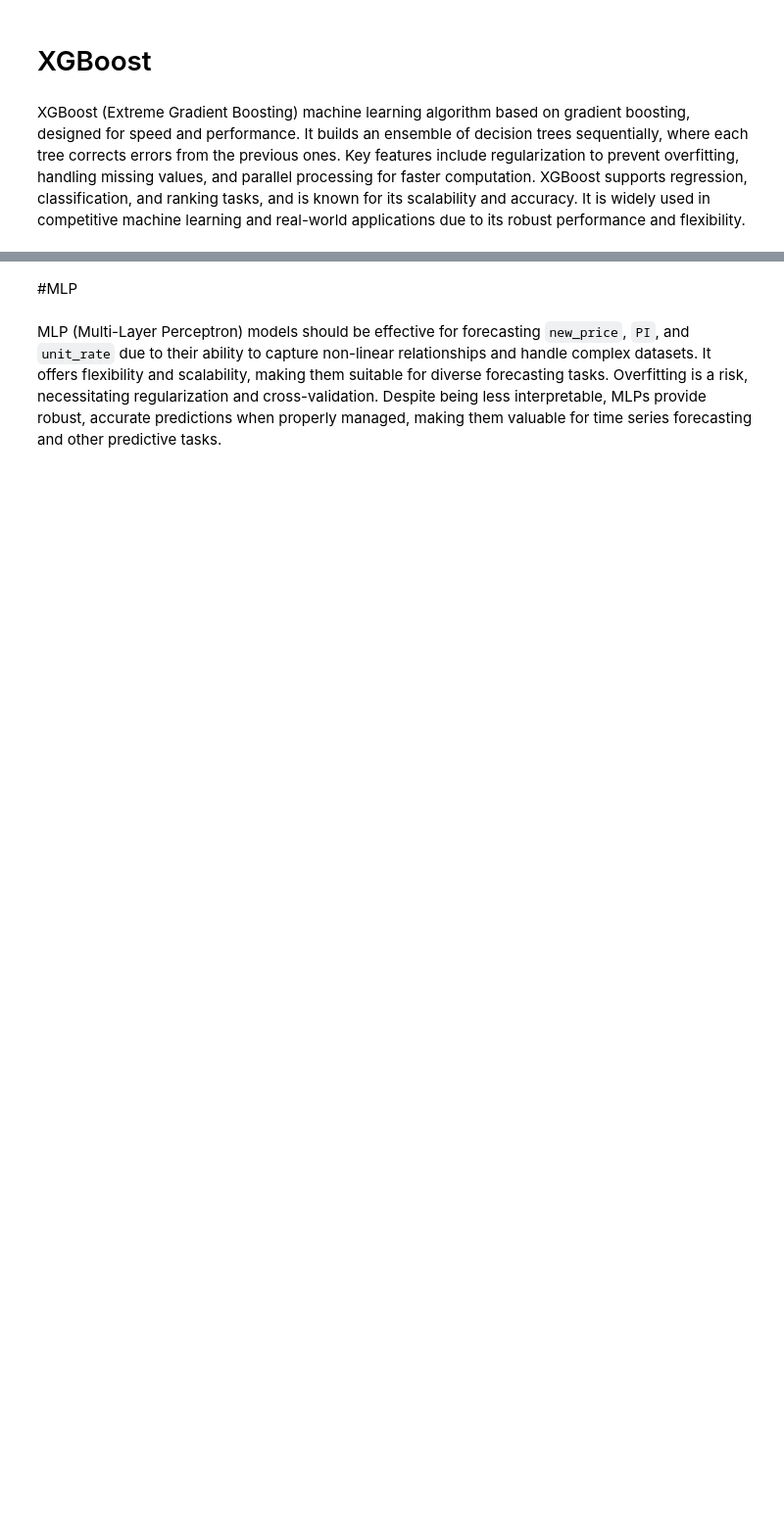
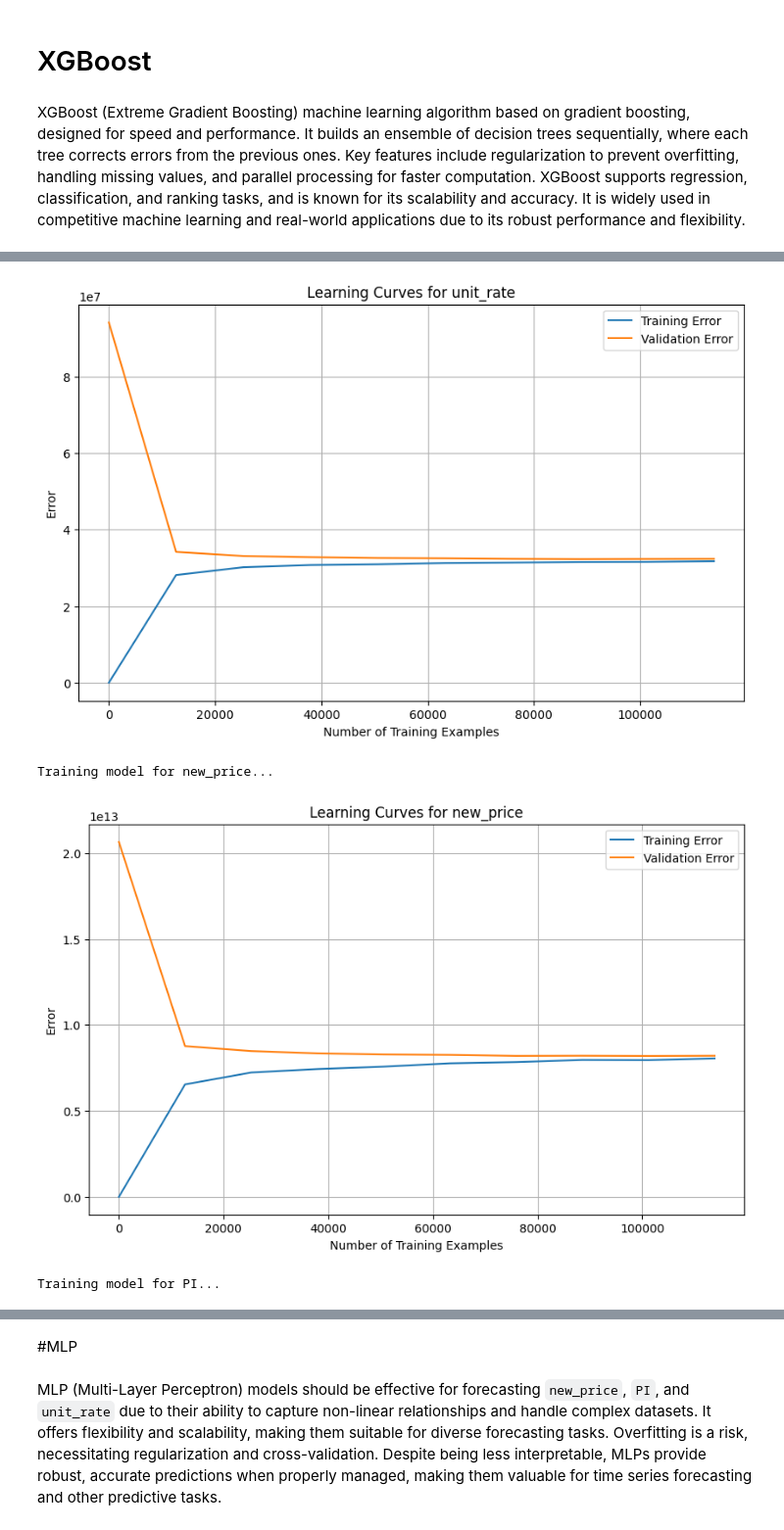
Before and after one commit to TimH2024/MSC-M5-Project, a Jupyter notebook: M5ver2.ipynb, the cells around one changed output, grey strips where cells are left out. Shown at 98% size. Saved outputs shown, nothing was run; the diff lists cells and outputs as text; code cells hidden in the pictures; blank space fills up the shorter version.

```diff
--- a/M5ver2.ipynb
+++ b/M5ver2.ipynb
@@ -1397,14 +1464,36 @@ import xgboost as xgb
 # %%
+import pandas as pd
+import numpy as np
+import matplotlib.pyplot as plt
+from sklearn.model_selection import train_test_split
+from sklearn.metrics import mean_squared_error, r2_score
+import xgboost as xgb
 
-# List of dependent variables
-dependent_vars = ['new_price', 'PI', 'unit_rate']
+# Sample dataset, replace with your actual data
+# merged_dataset = pd.read_csv('your_dataset.csv')
 
-# Iterate over each dependent variable
-for dep_var in dependent_vars:
+# Define the feature matrix (X) and target variables (y)
+features = merged_dataset.drop(columns=['unit_rate', 'new_price', 'PI', 'district', 'YearQuarter', 'Quarter'])
+target_variables = ['unit_rate', 'new_price', 'PI']
+
+# Function to plot learning curves
+def plot_learning_curves(train_sizes, train_errors, test_errors, dep_var):
+    plt.figure(figsize=(10, 6))
+    plt.plot(train_sizes, train_errors, label='Training Error')
+    plt.plot(train_sizes, test_errors, label='Validation Error')
+    plt.title(f'Learning Curves for {dep_var}')
+    plt.xlabel('Number of Training Examples')
+    plt.ylabel('Error')
+    plt.legend()
+    plt.grid(True)
+    plt.show()
+
+# Iterate over each target variable
+for dep_var in target_variables:
     print(f'\nTraining model for {dep_var}...\n')
 
     # Define the features and the target variable
-    X = merged_dataset.drop(columns=[dep_var, 'district', 'YearQuarter', 'Quarter'])
+    X = features
     y = merged_dataset[dep_var]
 
     # Split the data into training and testing sets
@@ -1424,16 +1513,36 @@ for dep_var in dependent_vars:
         'eval_metric': 'rmse'
     }
 
-    # Train the XGBoost model
-    model = xgb.train(params, dtrain, num_boost_round=100)
+    # Prepare to collect training and validation errors
+    train_sizes = []
+    train_errors = []
+    test_errors = []
 
-    # Make predictions
-    y_pred = model.predict(dtest)
+    # Train the XGBoost model with different training sizes
+    num_boost_round = 100
+    for i in range(10, len(X_train), int(len(X_train) / 10)):
+        # Sample the training data
+        X_train_sample = X_train[:i]
+        y_train_sample = y_train[:i]
 
-    # Evaluate the model
-    mse = mean_squared_error(y_test, y_pred)
-    r2 = r2_score(y_test, y_pred)
+        dtrain_sample = xgb.DMatrix(X_train_sample, label=y_train_sample)
 
-    print(f'Mean Squared Error for {dep_var}: {mse}')
-    print(f'R-squared for {dep_var}: {r2}')
+        # Train the model
+        model = xgb.train(params, dtrain_sample, num_boost_round)
+
+        # Predictions on training and test sets
+        y_train_pred = model.predict(dtrain_sample)
+        y_test_pred = model.predict(dtest)
+
+        # Calculate errors
+        train_error = mean_squared_error(y_train_sample, y_train_pred)
+        test_error = mean_squared_error(y_test, y_test_pred)
+
+        # Store the errors
+        train_sizes.append(i)
+        train_errors.append(train_error)
+        test_errors.append(test_error)
+
+    # Plot learning curves
+    plot_learning_curves(train_sizes, train_errors, test_errors, dep_var)
 # %% [output]
@@ -1453,0 +1550,4 @@ R-squared for unit_rate: 0.9610174139033114
+[figure, added]
+Training model for new_price...
+[figure, added]
+Training model for PI...
```
Also changed, not shown: parts of 87 cells of this notebook.
